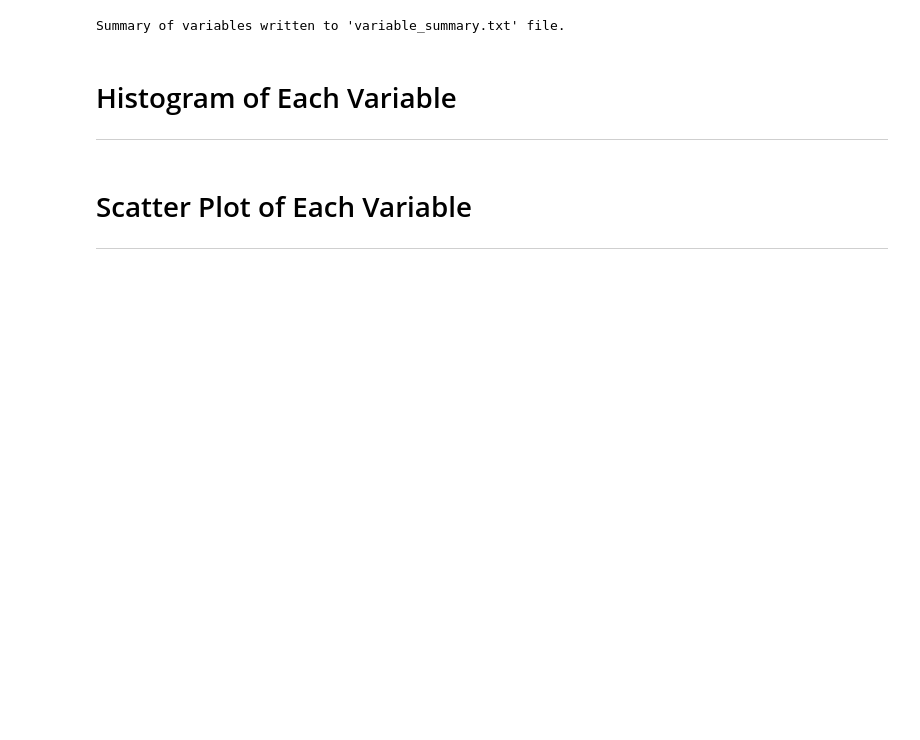
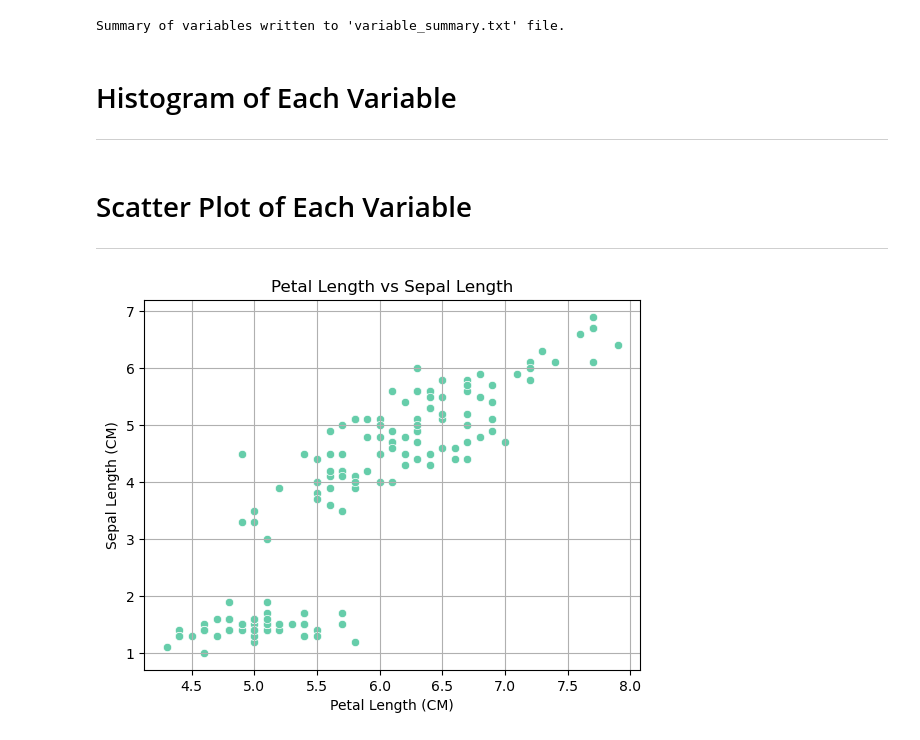
Before and after one commit to briannemcgrath/pands-project, a Jupyter notebook: analysis.ipynb, the cells around one changed output. Saved outputs shown, nothing was run; the diff lists cells and outputs as text; code cells hidden in the pictures; blank space fills up the shorter version.

Commit message:
Adding scatterplots

```diff
--- a/analysis.ipynb
+++ b/analysis.ipynb
@@ -105,3 +106,14 @@ def save_histograms(df, output_dir):
 # Scatter Plot of Each Variable
 
 ***
+# %%
+#Scatter Plots
+
+sns.scatterplot(x='SepalLengthCm', y='PetalLengthCm', data=df, color='mediumaquamarine')
+plt.title('Petal Length vs Sepal Length')
+plt.xlabel('Petal Length (CM)')
+plt.ylabel('Sepal Length (CM)')
+plt.grid()
+plt.show()
+# %% [output]
+[figure, added]
```
Also changed, not shown: parts of 4 cells of this notebook, 3 other files.
